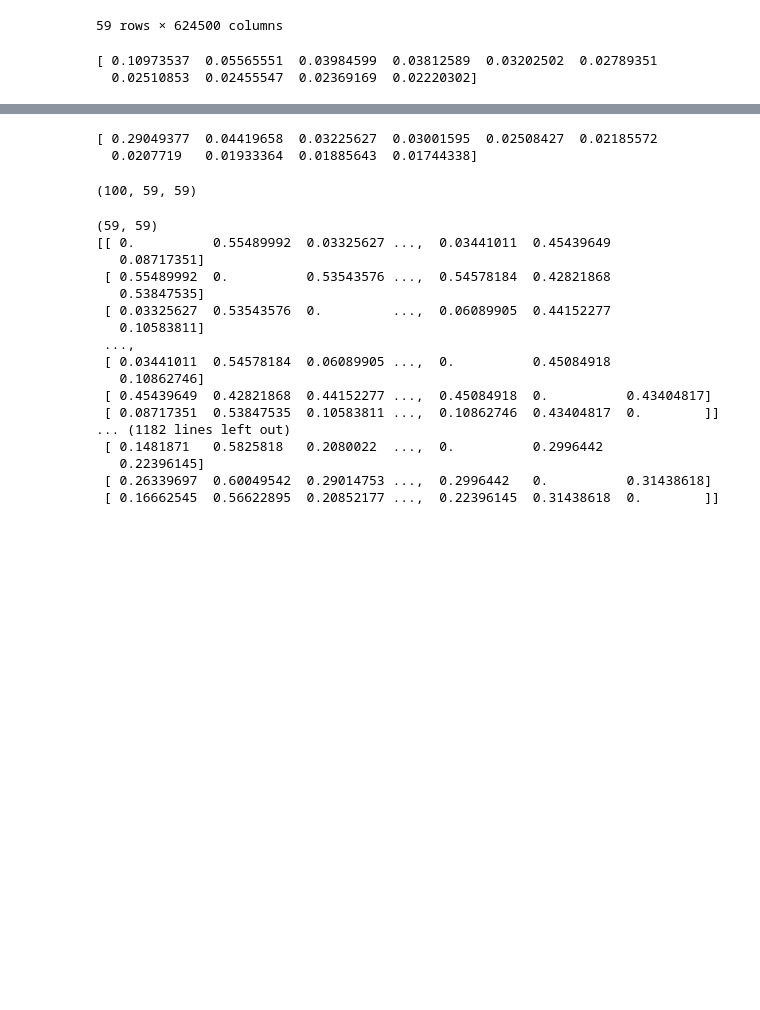
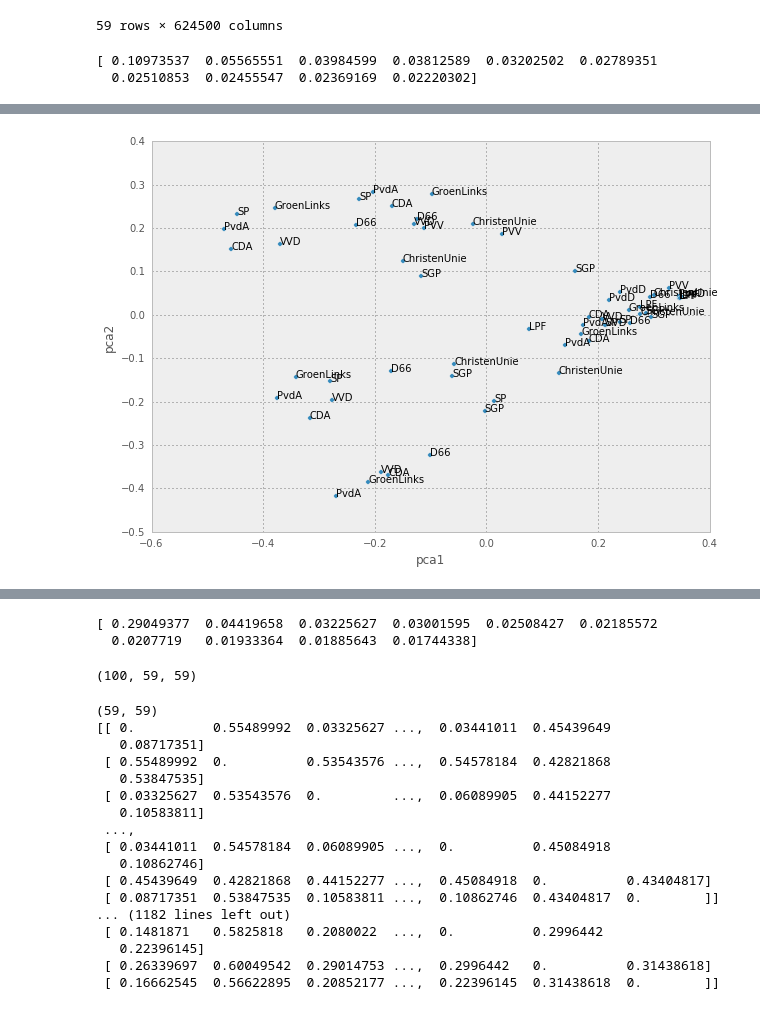
Before and after one commit to jvdzwaan/dilipad, a Jupyter notebook: results/Opinion PCA.ipynb, the cells around one changed output, grey strips where cells are left out. Drawn from its saved outputs; the diff is of its cells as text; code cells hidden in the pictures; blank space fills up the shorter version.

```diff
--- a/results/Opinion PCA.ipynb
+++ b/results/Opinion PCA.ipynb
@@ -58,0 +111,8 @@ print(pca.explained_variance_ratio_)
+# %%
+fig, ax = plt.subplots()
+ranking.plot('pca1', 'pca2', kind='scatter', ax=ax)
+
+for k, v in ranking.iterrows():
+    ax.annotate(k.split('-')[1], v)
+# %% [output]
+[figure, added]
```
Also changed, not shown: parts of 11 cells of this notebook, 2 other files.
